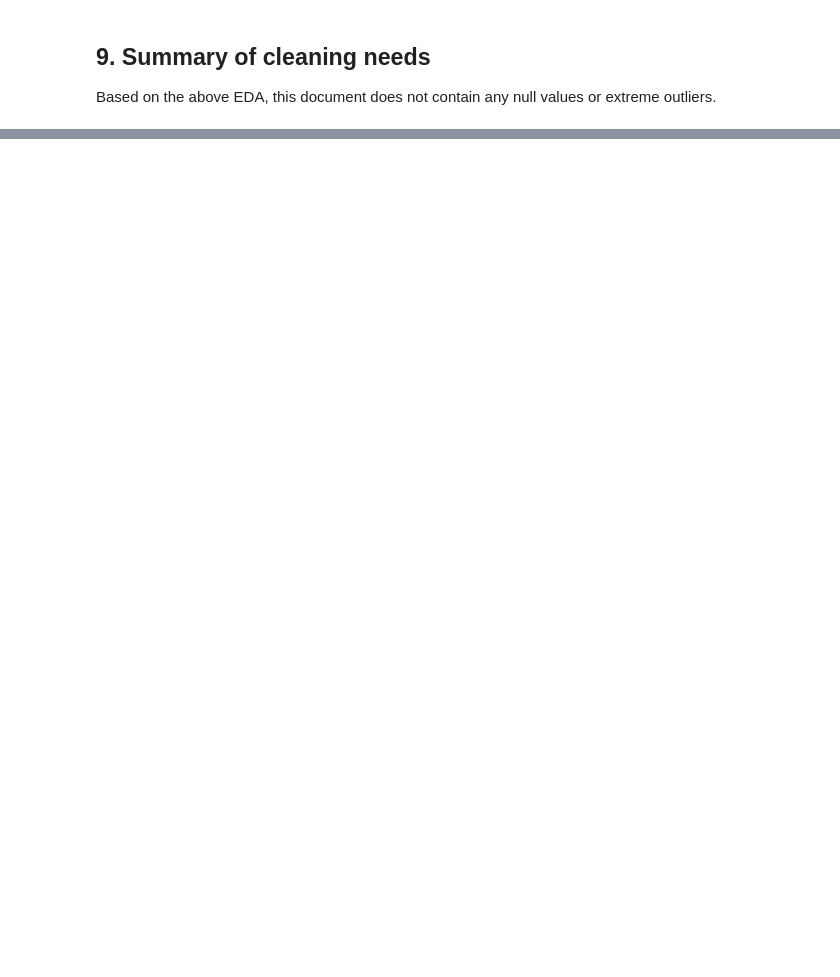
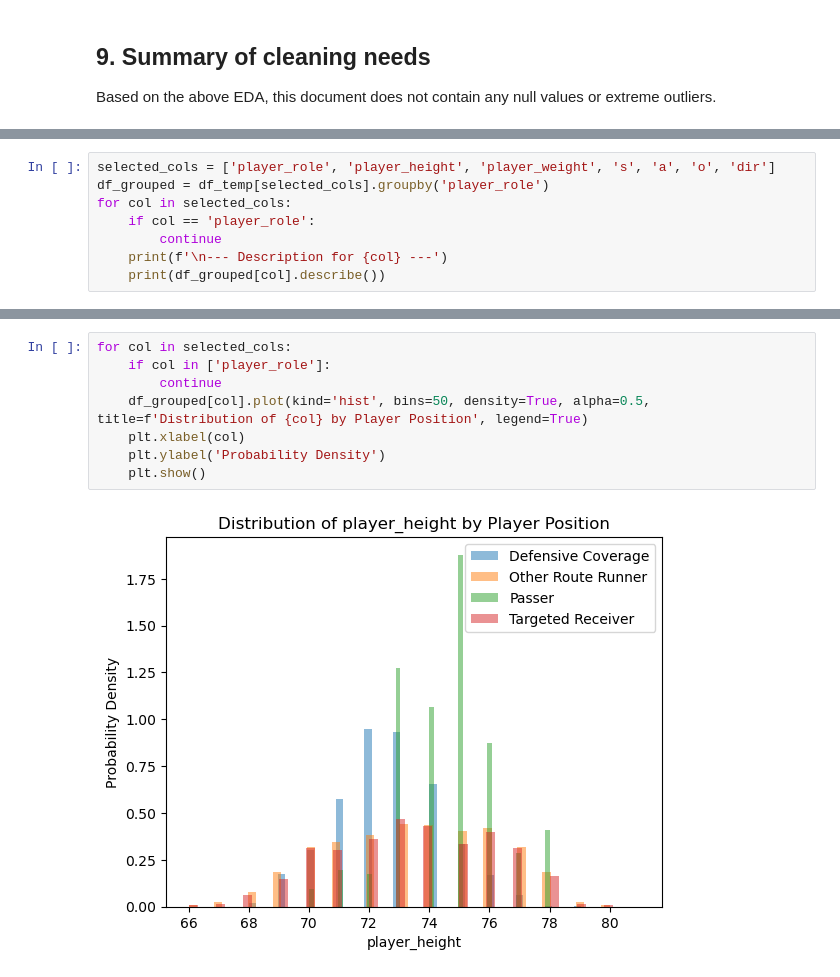
Before and after one commit to briandelaney2028/2026BigDataBowl, a Jupyter notebook: train_data_cleaning_EDA.ipynb, the cells around one changed output, grey strips where cells are left out. Drawn from its saved outputs; the diff is of its cells as text; blank space fills up the shorter version.

Commit message:
Added BMI feature, included role based EDA

```diff
--- a/train_data_cleaning_EDA.ipynb
+++ b/train_data_cleaning_EDA.ipynb
@@ -260,0 +268,8 @@ Based on the above EDA, this document does not contain any null values or extrem
+# %%
+selected_cols = ['player_role', 'player_height', 'player_weight', 's', 'a', 'o', 'dir']
+df_grouped = df_temp[selected_cols].groupby('player_role')
+for col in selected_cols:
+    if col == 'player_role':
+        continue
+    print(f'\n--- Description for {col} ---')
+    print(df_grouped[col].describe())
@@ -260,0 +294,10 @@ Based on the above EDA, this document does not contain any null values or extrem
+# %%
+for col in selected_cols:
+    if col in ['player_role']:
+        continue
+    df_grouped[col].plot(kind='hist', bins=50, density=True, alpha=0.5, title=f'Distribution of {col} by Player Position', legend=True)
+    plt.xlabel(col)
+    plt.ylabel('Probability Density')
+    plt.show()
+# %% [output]
+[figure, added]
```
Also changed, not shown: parts of 17 cells of this notebook, 1 other file.
